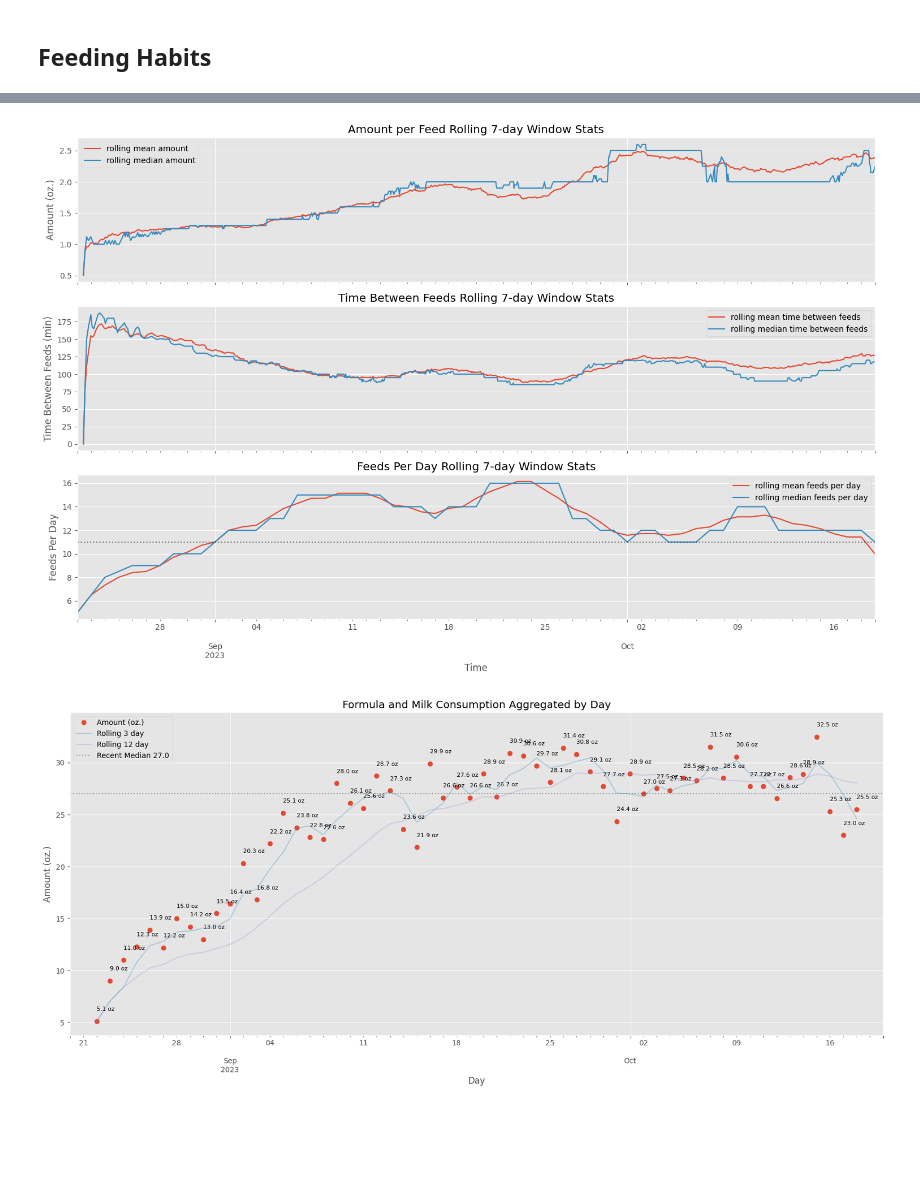
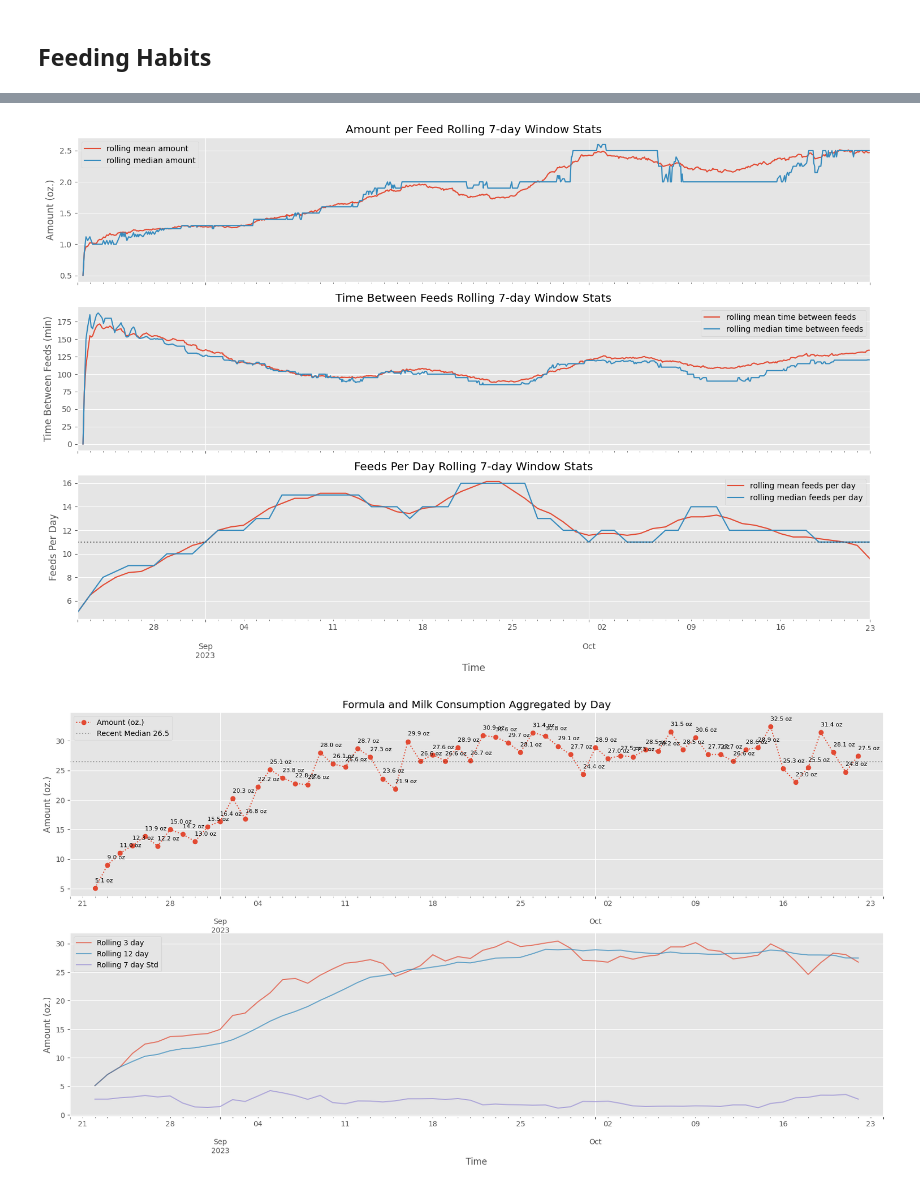
Before and after one commit to jgalloway42/andrews_baby_tracker, a Jupyter notebook: notebooks/andrews_data.ipynb, the cells around one changed output, grey strips where cells are left out. Drawn from its saved outputs; the diff is of its cells as text; code cells hidden in the pictures; blank space fills up the shorter version.

Commit message:
update data and add graph

```diff
--- a/notebooks/andrews_data.ipynb
+++ b/notebooks/andrews_data.ipynb
@@ -117,11 +117,11 @@ ax.axhline(birth_weight,label=f'Birth Weight {birth_weight:0.2f}',color='k',line
 ax.fill_between(growth_df[started_eating_filter].days,
     iv_l, iv_u, color='tab:gray', alpha=0.2)
 
-return_to_birth_weight = np.max(np.roots(np.poly1d([res.params[2],res.params[1],res.params[0] - birth_weight])))
+return_to_birth_weight = np.min(np.roots(np.poly1d([res.params[2],res.params[1],res.params[0] - birth_weight])))
 r2bw_date = growth_df.index[0] + timedelta(days=return_to_birth_weight)
 r2bw_date = datetime.strftime(r2bw_date,'%d %b %Y, %I:%M %p')
-ax.axvline(return_to_birth_weight,label = f'{return_to_birth_weight:0.2f} days',color='y',linestyle='dotted')
-ax.set_title(f'Return to Birth Weight Prediction {return_to_birth_weight:0.2f} days, at {r2bw_date}')
+#ax.axvline(return_to_birth_weight,label = f'{return_to_birth_weight:0.2f} days',color='y',linestyle='dotted')
+ax.set_title('Weight By Days from Birth')
 yl = ax.get_ylim()
 ax.set_xlim(-1,growth_df.at[growth_df.index[-1],'days']+1)
 ax.set_ylim(yl[0],yl[1]+0.5)
@@ -243,29 +243,35 @@ ax.set_title(f'Feeds Per Day Rolling {to_analyze.days}-day Window Stats')
 plt.tight_layout()
 _=plt.savefig(os.path.join(figure_path,'feeding_rolling.png'),bbox_inches='tight')
 # %% [output]
-[figure, old version]
+[figure, new version]
 # %%
 tdf = feeding_df.resample('D').sum()[['Amount (oz.)']]
 tdf['Rolling 3 day'] = tdf['Amount (oz.)'].rolling('3D').mean()
 tdf['Rolling 12 day'] = tdf['Amount (oz.)'].rolling('12D').mean()
+tdf['Rolling 7 day Std'] = tdf['Amount (oz.)'].rolling('7D').std()
 tdf = pd.DataFrame(tdf.loc[tdf.index<today]) # drop incomplete day
 tdf['x'] = range(1,len(tdf.index)+1)
-ax = tdf['Amount (oz.)'].plot(marker='o',linestyle='none',figsize=(20,8))
-ax = tdf[['Rolling 3 day','Rolling 12 day']].fillna(method='backfill').plot(ax=ax,alpha=0.3)
+f,axes = plt.subplots(nrows=2,ncols=1,figsize=(20,10))
+axes = axes.ravel()
+ax = tdf['Amount (oz.)'].plot(marker='o',linestyle='dotted',ax=axes[0])
 ax.set_xlim(tdf.index[0]-timedelta(days=2),tdf.index[-1]+timedelta(days=2))
+x1 = ax.get_xlim()
 yl = ax.get_ylim()
 offset = 1.0
 ax.set_ylim(yl[0],yl[1]+offset)
 for x, y in zip(tdf.index, tdf['Amount (oz.)'].values):
     ax.text(x, y+offset, f"{y:0.1f} oz", fontsize=8)
 ax.axhline(median_total,label=f'Recent Median {median_total:0.1f}',linestyle='dotted',color='k',alpha=0.3)
 ax.set_ylabel('Amount (oz.)')
-ax.set_xlabel('Day')
 ax.legend(loc='upper left')
 ax.set_title('Formula and Milk Consumption Aggregated by Day')
+ax = tdf[['Rolling 3 day','Rolling 12 day','Rolling 7 day Std']].fillna(method='backfill').plot(ax=axes[1],alpha=0.7)
+ax.set_xlim(*x1)
+ax.set_ylabel('Amount (oz.)')
+plt.tight_layout
 _=plt.savefig(os.path.join(figure_path,'feeding_daily_totals.png'),bbox_inches='tight')
 # %% [output]
-[figure, old version]
+[figure, new version]
 # %%
 start_date,analysis_flt = get_recent_filter(feeding_df)
 ax=sns.boxplot(data=feeding_df.loc[analysis_flt],y='Amount (oz.)',x='hour_of_day')
```
Also changed, not shown: parts of 5 cells of this notebook, 6 other files.
